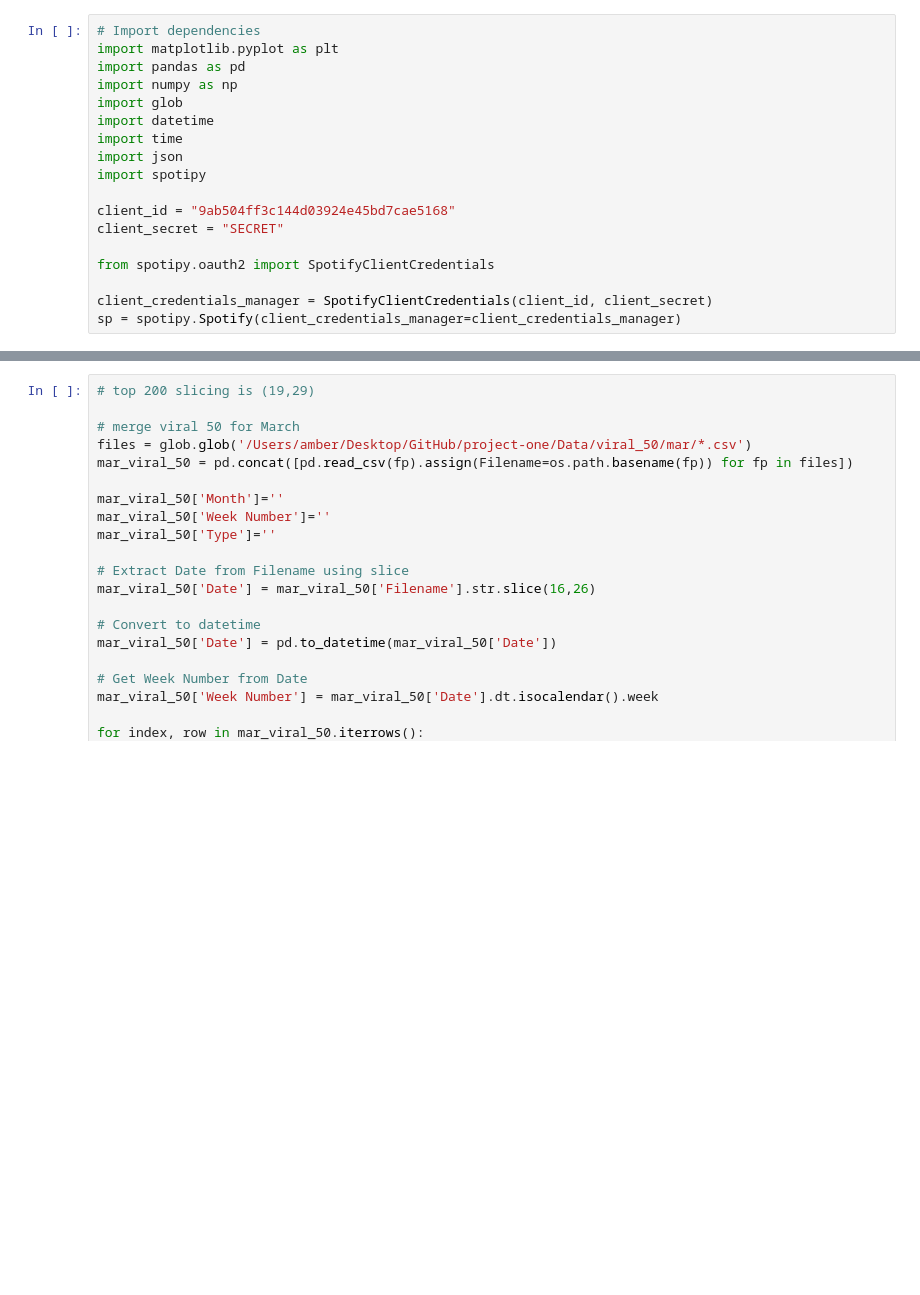
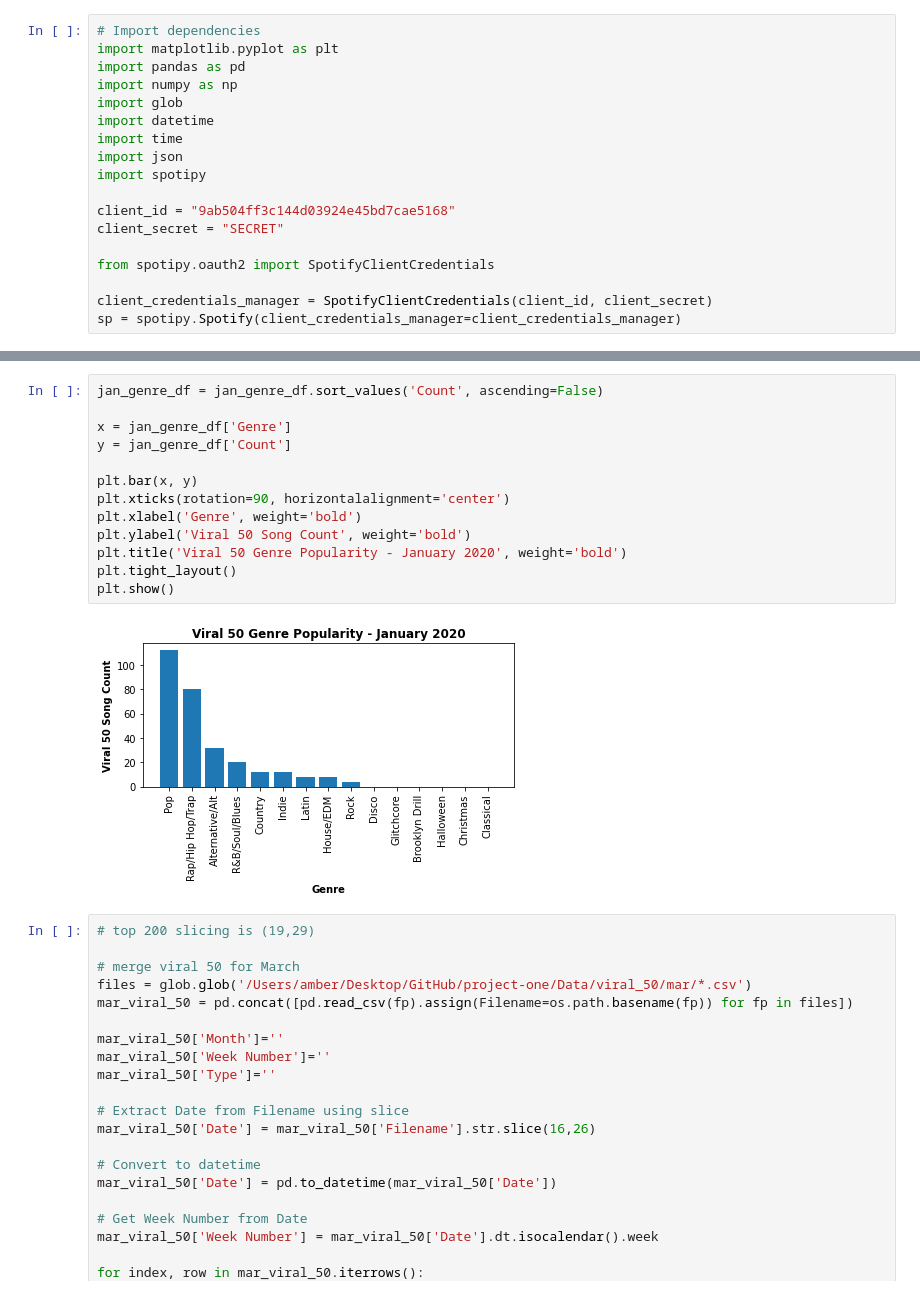
Before and after one commit to Teablee/project-one, a Jupyter notebook: royster.ipynb, the cells around one changed output, grey strips where cells are left out. Drawn from its saved outputs; the diff is of its cells as text; blank space fills up the shorter version.

Commit message:
jan & mar genre popularity plots complete

```diff
--- a/royster.ipynb
+++ b/royster.ipynb
@@ -106,3 +132,18 @@ No genre found...skipping.
+# %%
+jan_genre_df = jan_genre_df.sort_values('Count', ascending=False)
+
+x = jan_genre_df['Genre']
+y = jan_genre_df['Count']
+
+plt.bar(x, y)
+plt.xticks(rotation=90, horizontalalignment='center')
+plt.xlabel('Genre', weight='bold')
+plt.ylabel('Viral 50 Song Count', weight='bold')
+plt.title('Viral 50 Genre Popularity - January 2020', weight='bold')
+plt.tight_layout()
+plt.show()
+# %% [output]
+[figure, added]
 # %%
 # top 200 slicing is (19,29)
 
```
Also changed, not shown: parts of 3 cells of this notebook.
